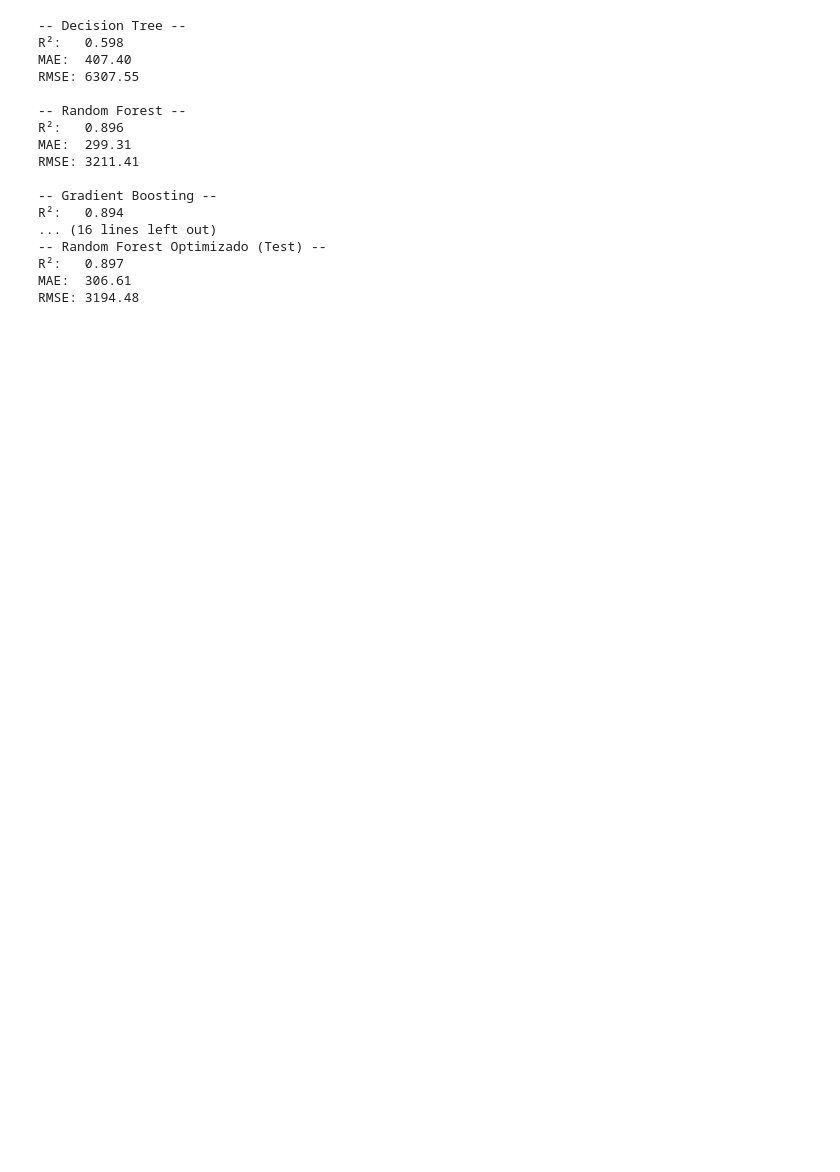
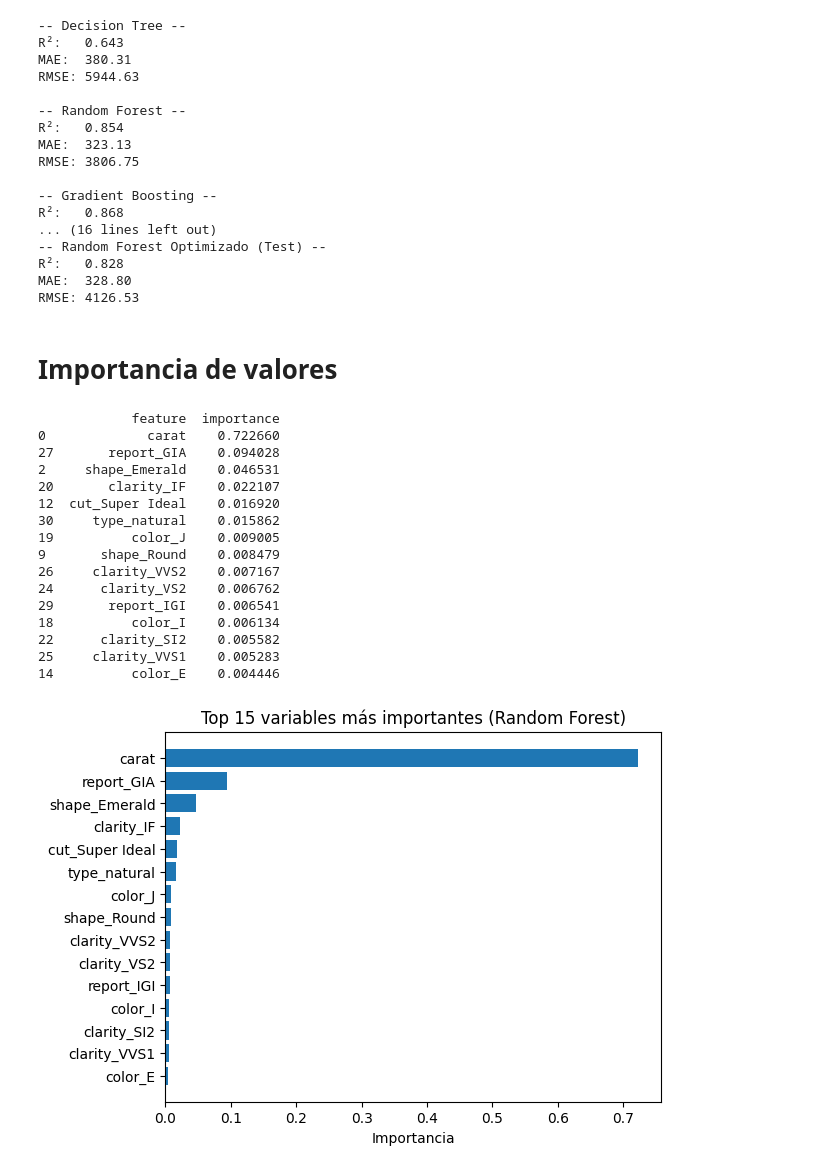
Before and after one commit to AlvaroMF02/PriceMyDiamond, a Jupyter notebook: models/models.ipynb, the cells around one changed output. Drawn from its saved outputs; the diff is of its cells as text; code cells hidden in the pictures; blank space fills up the shorter version.

Commit message:
prueba de modelos

```diff
--- a/models/models.ipynb
+++ b/models/models.ipynb
@@ -75,8 +73,10 @@ for name, model in models.items():
     print(f"MAE:  {mae:.2f}")
     print(f"RMSE: {rmse:.2f}")
 
+print("####################################")
+
 # =========================
-# 5. VALIDACIÓN CRUZADA (ejemplo con Random Forest)
+# 5. VALIDACIÓN CRUZADA DE RANDOM FOREST (mejor)
 # =========================
 rf = RandomForestRegressor(
     n_estimators=200,
@@ -88,7 +88,7 @@ rf = RandomForestRegressor(
 cv_scores = cross_val_score(rf, X, y, cv=5, scoring="r2")
 
 print("\n-- Random Forest CV --")
-print(f"R² medio: {cv_scores.mean():.3f}")
+print(f"R² medio: {cv_scores.mean():.3f}")      # Random Forest: -3.599  posibles outliers
 print(f"Desviación: {cv_scores.std():.3f}")
 
 # =========================
@@ -124,19 +124,61 @@ print(f"MAE:  {mean_absolute_error(y_test, preds):.2f}")
 print(f"RMSE: {np.sqrt(mean_squared_error(y_test, preds)):.2f}")
 # %% [output]
 -- Decision Tree --
-R²:   0.598
-MAE:  407.40
-RMSE: 6307.55
+R²:   0.643
+MAE:  380.31
+RMSE: 5944.63
 
 -- Random Forest --
-R²:   0.896
-MAE:  299.31
-RMSE: 3211.41
+R²:   0.854
+MAE:  323.13
+RMSE: 3806.75
 
 -- Gradient Boosting --
-R²:   0.894
+R²:   0.868
 ... (16 lines left out)
 -- Random Forest Optimizado (Test) --
-R²:   0.897
-MAE:  306.61
-RMSE: 3194.48
+R²:   0.828
+MAE:  328.80
+RMSE: 4126.53
+# %% [markdown]
+# Importancia de valores
+# %%
+# Usamos el modelo ya entrenado (best_rf si lo tienes)
+importances = best_rf.feature_importances_
+
+# Crear DataFrame ordenado
+feat_imp = pd.DataFrame({
+    "feature": X.columns,
+    "importance": importances
+}).sort_values(by="importance", ascending=False)
+
+# Ver las 15 más importantes
+print(feat_imp.head(15))
+
+# Gráfico
+plt.figure()
+plt.barh(
+    feat_imp.head(15)["feature"][::-1],
+    feat_imp.head(15)["importance"][::-1]
+)
+plt.title("Top 15 variables más importantes (Random Forest)")
+plt.xlabel("Importancia")
+plt.show()
+# %% [output]
+            feature  importance
+0             carat    0.722660
+27       report_GIA    0.094028
+2     shape_Emerald    0.046531
+20       clarity_IF    0.022107
+12  cut_Super Ideal    0.016920
+30     type_natural    0.015862
+19          color_J    0.009005
+9       shape_Round    0.008479
+26     clarity_VVS2    0.007167
+24      clarity_VS2    0.006762
+29       report_IGI    0.006541
+18          color_I    0.006134
+22      clarity_SI2    0.005582
+25     clarity_VVS1    0.005283
+14          color_E    0.004446
+[figure, added]
```
Also changed, not shown: parts of 6 cells of this notebook, 2 other files.
